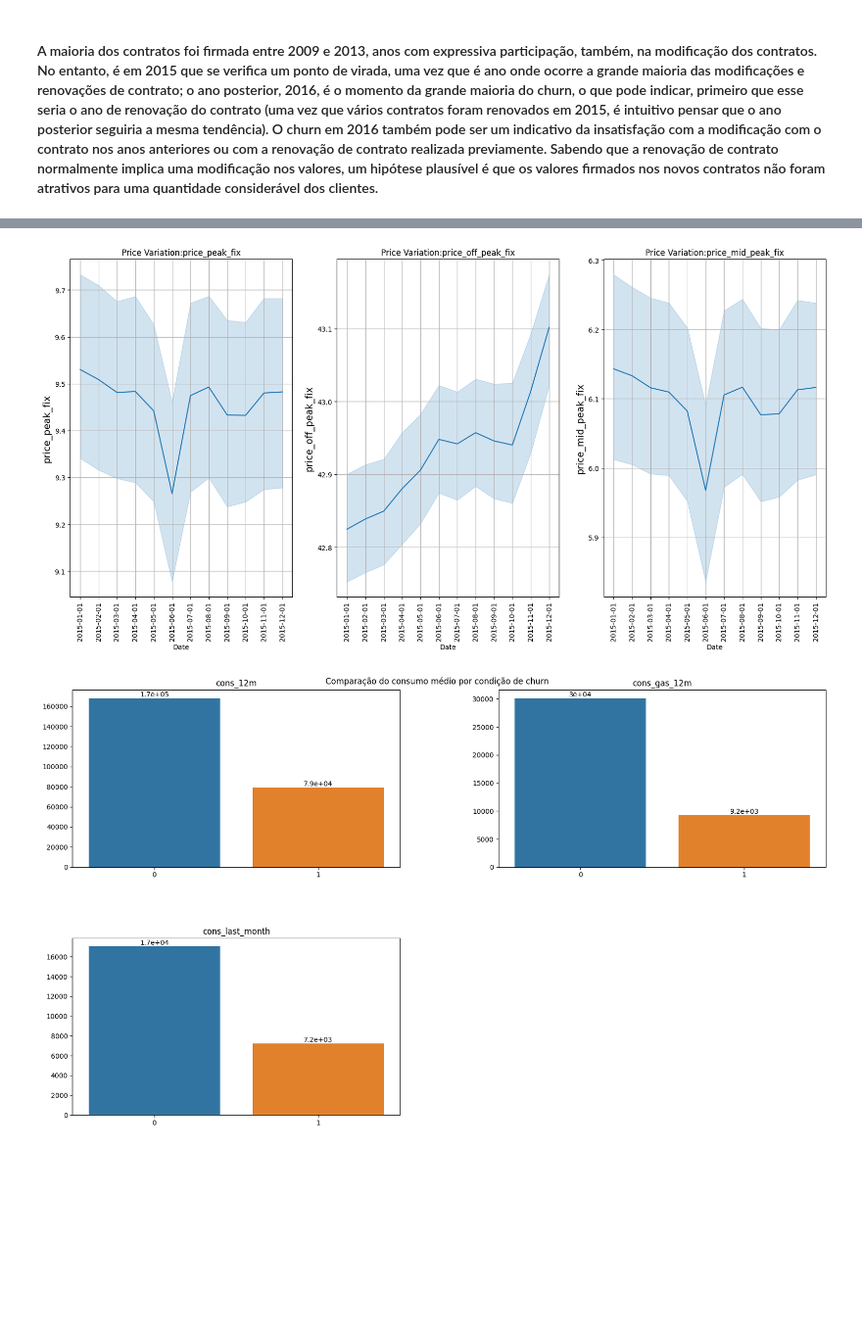
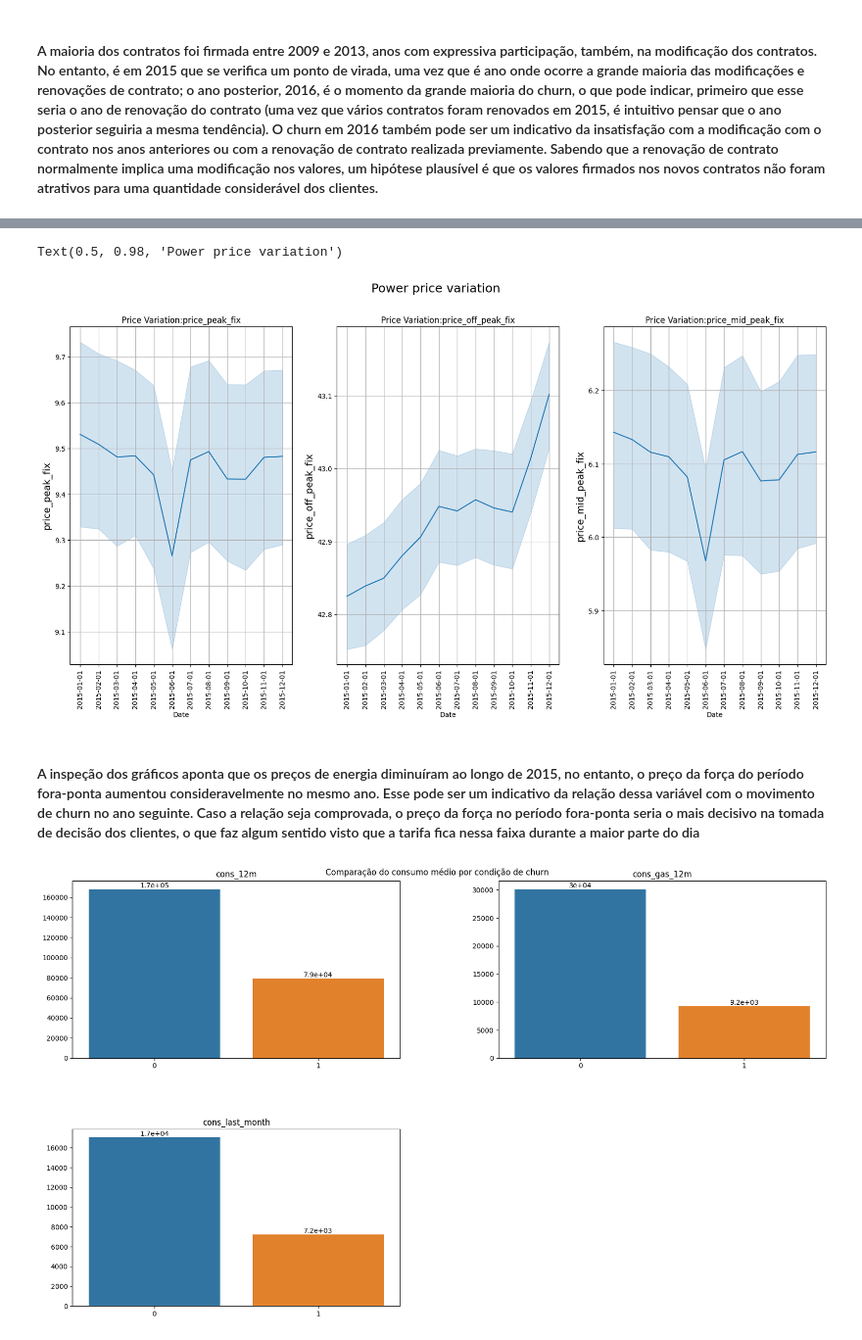
Before and after one commit to LissesCastro/BCG---Experience-Program, a Jupyter notebook: EDA.ipynb, the cells around one changed output, grey strips where cells are left out. Shown at 98% size. Saved outputs shown, nothing was run; the diff lists cells and outputs as text; code cells hidden in the pictures; blank space fills up the shorter version.

```diff
--- a/EDA.ipynb
+++ b/EDA.ipynb
@@ -287,15 +293,21 @@ for ax_ in ax:
 # %%
+#Plotando as variações de preço da força
 fig, ax = plt.subplots(figsize=(20, 9), nrows=1, ncols=3)
 sns.lineplot(x='price_date', y='price_peak_fix', data=df, ax=ax[0])
 sns.lineplot(x='price_date', y='price_off_peak_fix', data=df, ax=ax[1])
 sns.lineplot(x='price_date', y='price_mid_peak_fix', data=df, ax=ax[2])
 
 for ax_ in ax:
     ax_.set_xlabel('Date')
     ax_.set_ylabel(ax_.get_ylabel(), fontsize=14)
     ax_.set_title('Price Variation:' + ax_.get_ylabel())
     ax_.tick_params(axis='x', rotation=90)
     ax_.grid(True)
+
+fig.suptitle('Power price variation', fontsize=18)
 # %% [output]
+Text(0.5, 0.98, 'Power price variation')
-[figure, old version]
+[figure, new version]
+# %% [markdown]
+<h4>A inspeção dos gráficos aponta que os preços de energia diminuíram ao longo de 2015, no entanto, o preço da força do período fora-ponta aumentou consideravelmente no mesmo ano. Esse pode ser um indicativo da relação dessa variável com o movimento de churn no ano seguinte. Caso a relação seja comprovada, o preço da força no período fora-ponta seria o mais decisivo na tomada de decisão dos clientes, o que faz algum sentido visto que a tarifa fica nessa faixa durante a maior parte do dia</h4>
 # %%
```
Also changed, not shown: parts of 6 cells of this notebook.
